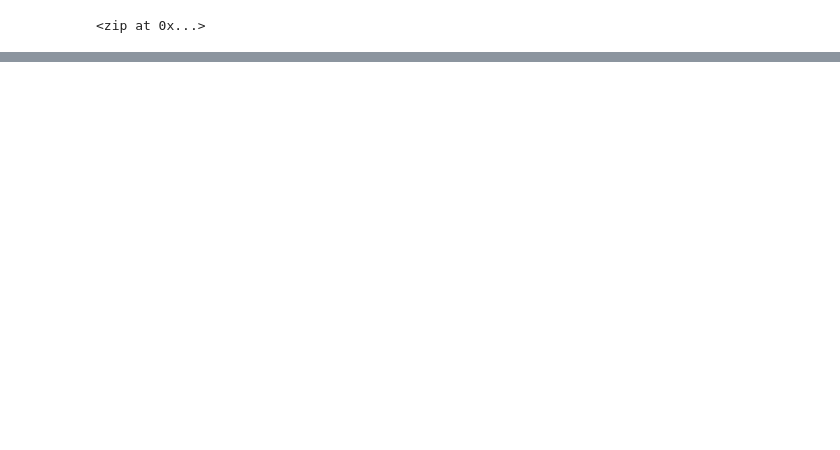
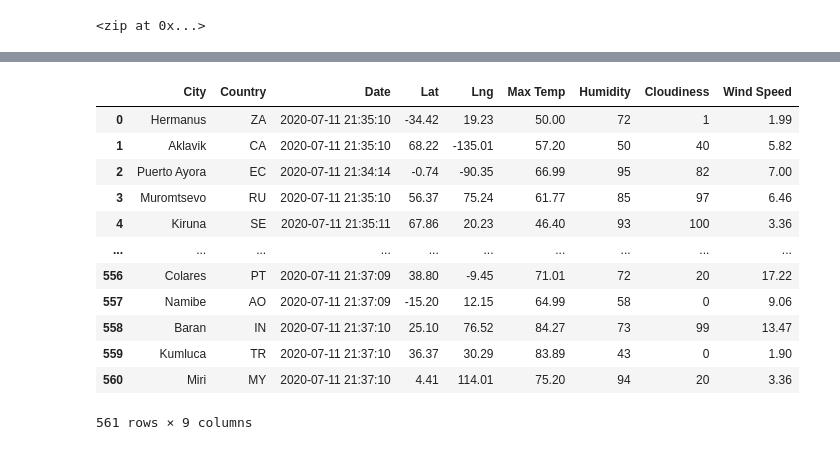
Before and after one commit to Nethra3698/World_Weather_Analysis, a Jupyter notebook: WeatherPy.ipynb, the cells around one changed output, grey strips where cells are left out. Saved outputs shown, nothing was run; the diff lists cells and outputs as text; code cells hidden in the pictures; blank space fills up the shorter version.

```diff
--- a/WeatherPy.ipynb
+++ b/WeatherPy.ipynb
@@ -31,0 +41,3 @@ len(cities)
+# %%
+# Starting URL for Weather Map API Call.
+url = "http://api.openweathermap.org/data/2.5/weather?units=Imperial&APPID=" + weather_api_key
@@ -31,0 +124,4 @@ len(cities)
+# %%
+# Convert the array of dictionaries to a Pandas DataFrame.
+city_data_df = pd.DataFrame(city_data)
+city_data_df.head(10)
@@ -31,0 +140,18 @@ len(cities)
+# %%
+new_column_order = ["City", "Country", "Date", "Lat", "Lng", "Max Temp", "Humidity", "Cloudiness", "Wind Speed"]
+city_data_df = city_data_df[new_column_order]
+city_data_df
+# %% [output]
+|  | City | Country | Date | Lat | Lng | Max Temp | Humidity | Cloudiness | Wind Speed |
+| 0 | Hermanus | ZA | 2020-07-11 21:35:10 | -34.42 | 19.23 | 50.00 | 72 | 1 | 1.99 |
+| 1 | Aklavik | CA | 2020-07-11 21:35:10 | 68.22 | -135.01 | 57.20 | 50 | 40 | 5.82 |
+| 2 | Puerto Ayora | EC | 2020-07-11 21:34:14 | -0.74 | -90.35 | 66.99 | 95 | 82 | 7.00 |
+| 3 | Muromtsevo | RU | 2020-07-11 21:35:10 | 56.37 | 75.24 | 61.77 | 85 | 97 | 6.46 |
+| 4 | Kiruna | SE | 2020-07-11 21:35:11 | 67.86 | 20.23 | 46.40 | 93 | 100 | 3.36 |
+| ... | ... | ... | ... | ... | ... | ... | ... | ... | ... |
+| 556 | Colares | PT | 2020-07-11 21:37:09 | 38.80 | -9.45 | 71.01 | 72 | 20 | 17.22 |
+| 557 | Namibe | AO | 2020-07-11 21:37:09 | -15.20 | 12.15 | 64.99 | 58 | 0 | 9.06 |
+| 558 | Baran | IN | 2020-07-11 21:37:10 | 25.10 | 76.52 | 84.27 | 73 | 99 | 13.47 |
+| 559 | Kumluca | TR | 2020-07-11 21:37:10 | 36.37 | 30.29 | 83.89 | 43 | 0 | 1.90 |
+| 560 | Miri | MY | 2020-07-11 21:37:10 | 4.41 | 114.01 | 75.20 | 94 | 20 | 3.36 |
+561 rows × 9 columns
```
Also changed, not shown: parts of 6 cells of this notebook, 2 other files.
